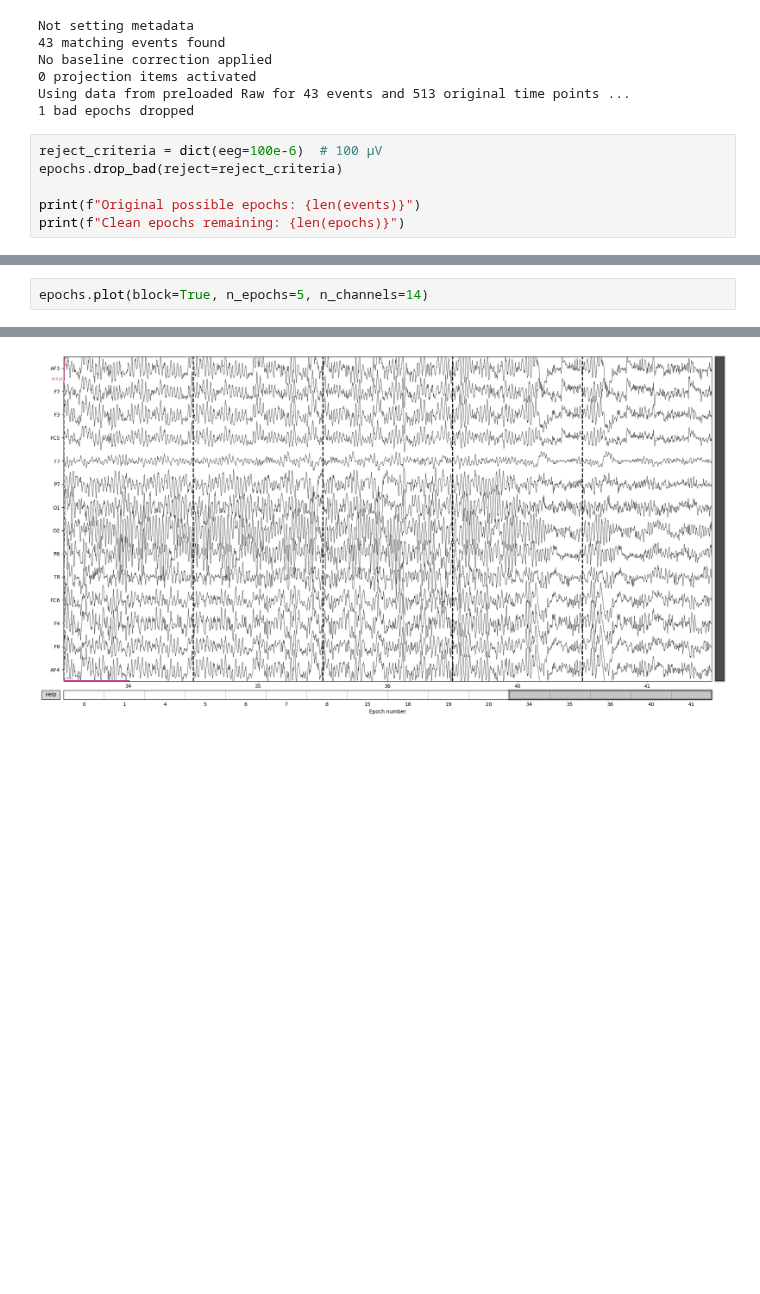
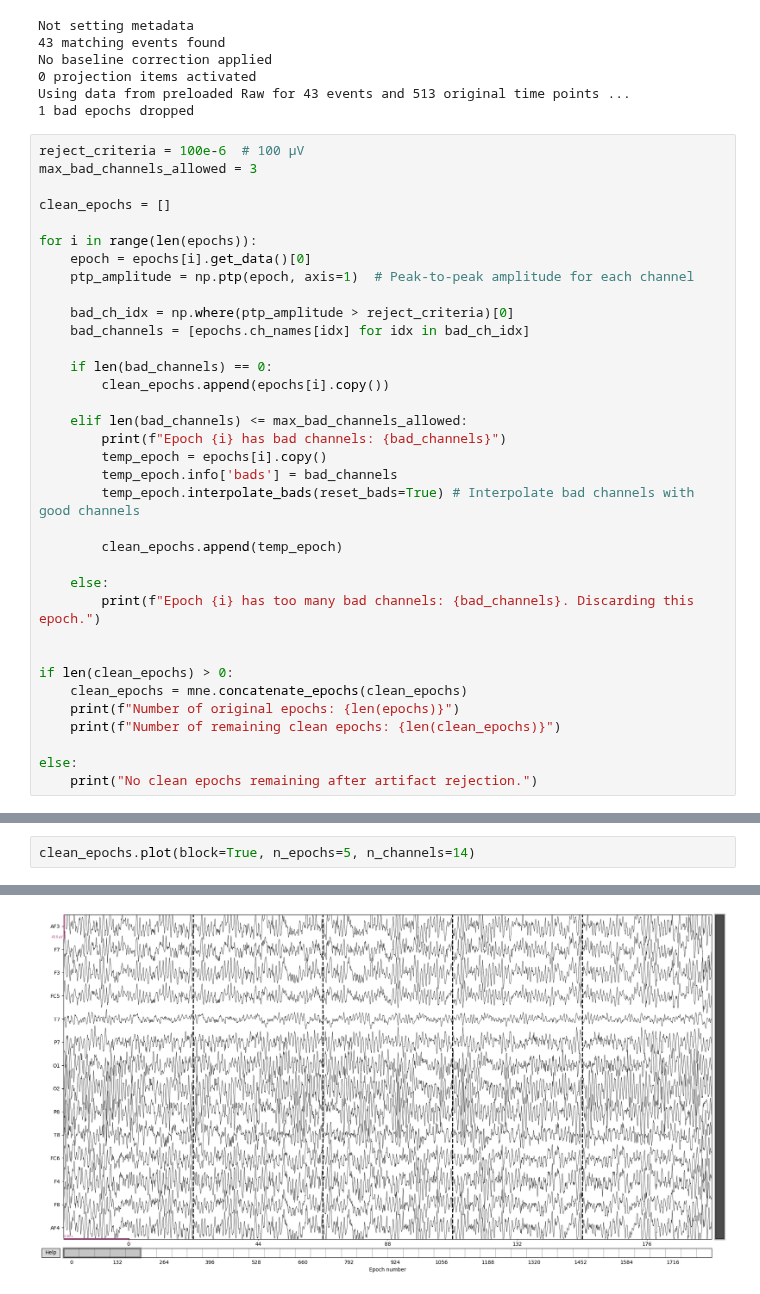
Before and after one commit to kojimainlearning/consumer_food_research, a Jupyter notebook: data_processing.ipynb, the cells around one changed output, grey strips where cells are left out. Drawn from its saved outputs; the diff is of its cells as text; blank space fills up the shorter version.

```diff
--- a/data_processing.ipynb
+++ b/data_processing.ipynb
@@ -157,9 +141,38 @@ No baseline correction applied
 Using data from preloaded Raw for 43 events and 513 original time points ...
 1 bad epochs dropped
 # %%
-reject_criteria = dict(eeg=100e-6)  # 100 µV
-epochs.drop_bad(reject=reject_criteria)
+reject_criteria = 100e-6  # 100 µV
+max_bad_channels_allowed = 3
 
-print(f"Original possible epochs: {len(events)}")
-print(f"Clean epochs remaining: {len(epochs)}")
+clean_epochs = []
+
+for i in range(len(epochs)):
+    epoch = epochs[i].get_data()[0]
+    ptp_amplitude = np.ptp(epoch, axis=1)  # Peak-to-peak amplitude for each channel
+
+    bad_ch_idx = np.where(ptp_amplitude > reject_criteria)[0]
+    bad_channels = [epochs.ch_names[idx] for idx in bad_ch_idx]
+
+    if len(bad_channels) == 0:
+        clean_epochs.append(epochs[i].copy())
+
+    elif len(bad_channels) <= max_bad_channels_allowed:
+        print(f"Epoch {i} has bad channels: {bad_channels}")
+        temp_epoch = epochs[i].copy()
+        temp_epoch.info['bads'] = bad_channels
+        temp_epoch.interpolate_bads(reset_bads=True) # Interpolate bad channels with good channels
+
+        clean_epochs.append(temp_epoch)
+
+    else:
+        print(f"Epoch {i} has too many bad channels: {bad_channels}. Discarding this epoch.")
+
+
+if len(clean_epochs) > 0:
+    clean_epochs = mne.concatenate_epochs(clean_epochs)
+    print(f"Number of original epochs: {len(epochs)}")
+    print(f"Number of remaining clean epochs: {len(clean_epochs)}")
+
+else:
+    print("No clean epochs remaining after artifact rejection.")
 # %% [output]
@@ -183,9 +196,9 @@ Clean epochs remaining: 16
 # %%
-epochs.plot(block=True, n_epochs=5, n_channels=14)
+clean_epochs.plot(block=True, n_epochs=5, n_channels=14)
 # %% [output]
 Dropped 0 epochs:
 The following epochs were marked as bad and are dropped:
 []
 Channels marked as bad:
 none
-[figure, old version]
+[figure, new version]
```
Also changed, not shown: parts of 7 cells of this notebook.
